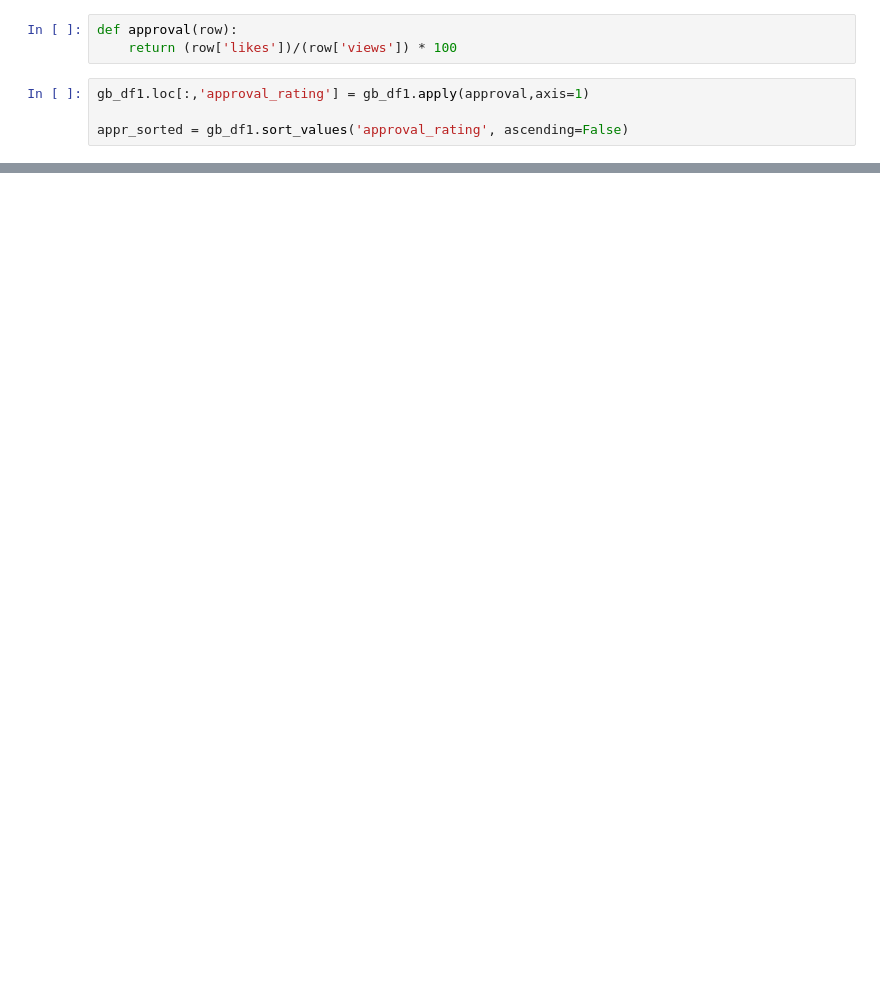
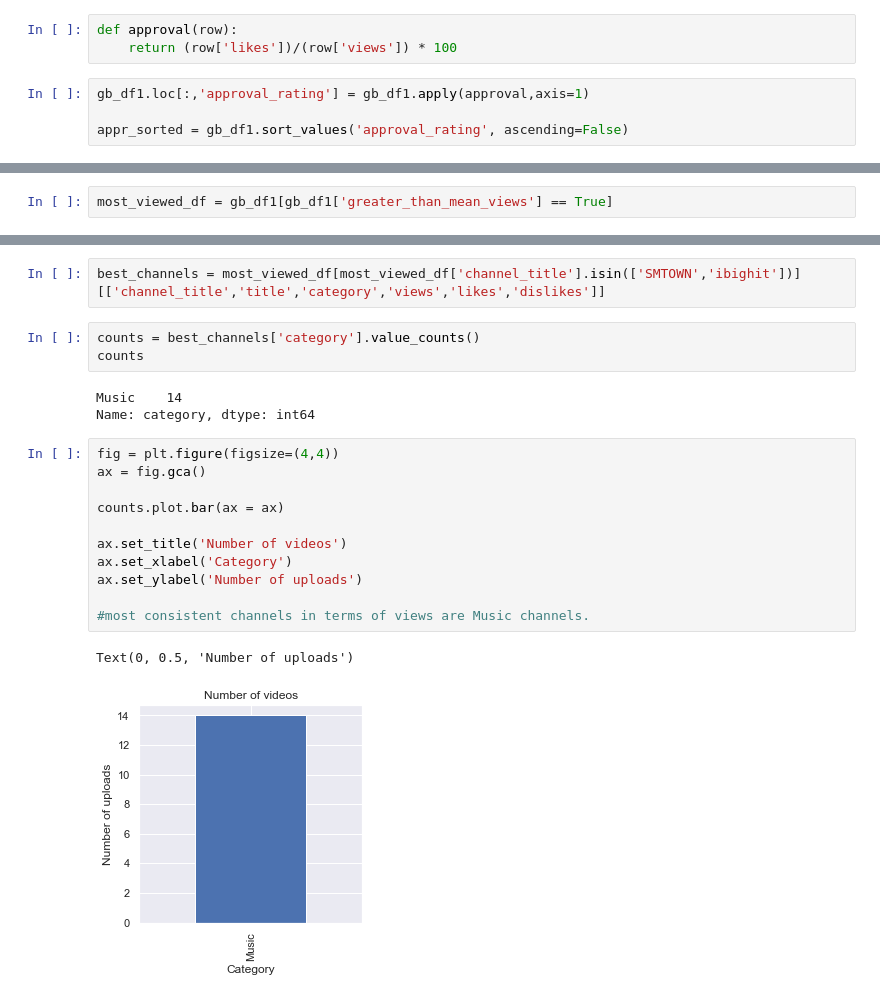
Before and after one commit to adelelezaj/YoutubePrj, a Jupyter notebook: youtube.ipynb, the cells around one changed output, grey strips where cells are left out. Cells and saved outputs as stored; diff of their text form; blank space fills up the shorter version.

```diff
--- a/youtube.ipynb
+++ b/youtube.ipynb
@@ -210,0 +253,2 @@ mean = df.groupby('country').mean()
+# %%
+most_viewed_df = gb_df1[gb_df1['greater_than_mean_views'] == True]
@@ -210,0 +276,22 @@ mean = df.groupby('country').mean()
+# %%
+best_channels = most_viewed_df[most_viewed_df['channel_title'].isin(['SMTOWN','ibighit'])][['channel_title','title','category','views','likes','dislikes']]
+# %%
+counts = best_channels['category'].value_counts()
+counts
+# %% [output]
+Music    14
+Name: category, dtype: int64
+# %%
+fig = plt.figure(figsize=(4,4))
+ax = fig.gca()
+
+counts.plot.bar(ax = ax)
+
+ax.set_title('Number of videos')
+ax.set_xlabel('Category')
+ax.set_ylabel('Number of uploads')
+
+#most consistent channels in terms of views are Music channels.
+# %% [output]
+Text(0, 0.5, 'Number of uploads')
+[figure, added]
```
Also changed, not shown: parts of 29 cells of this notebook.
